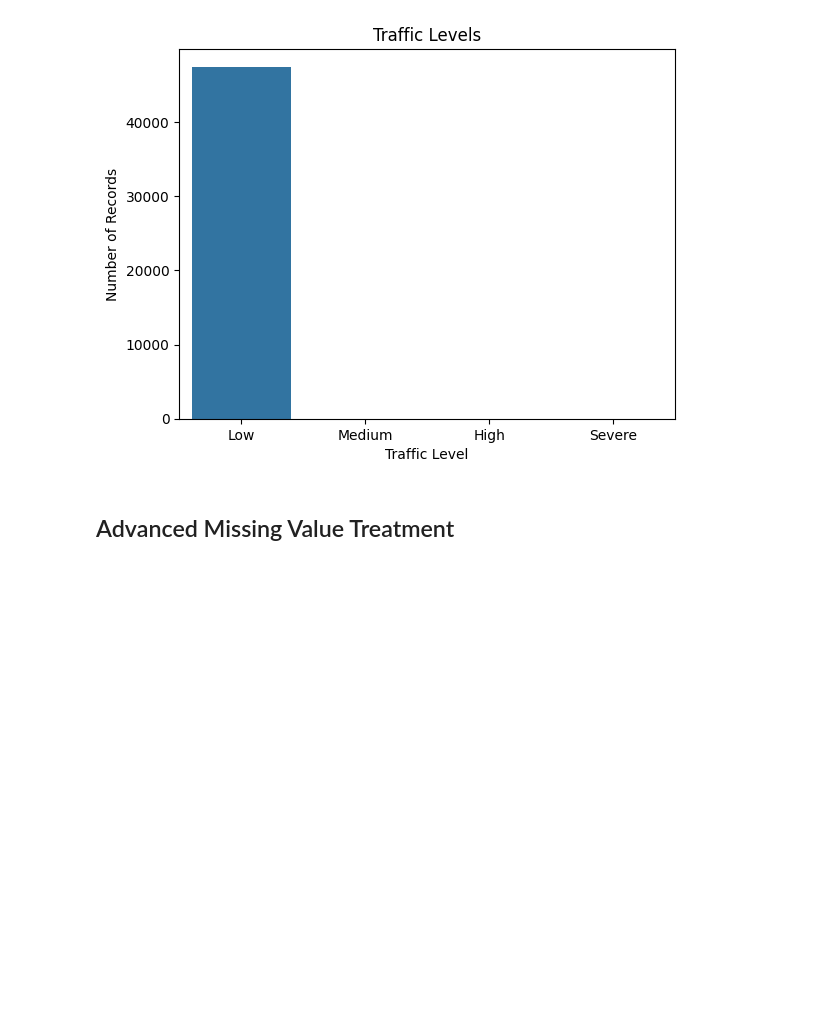
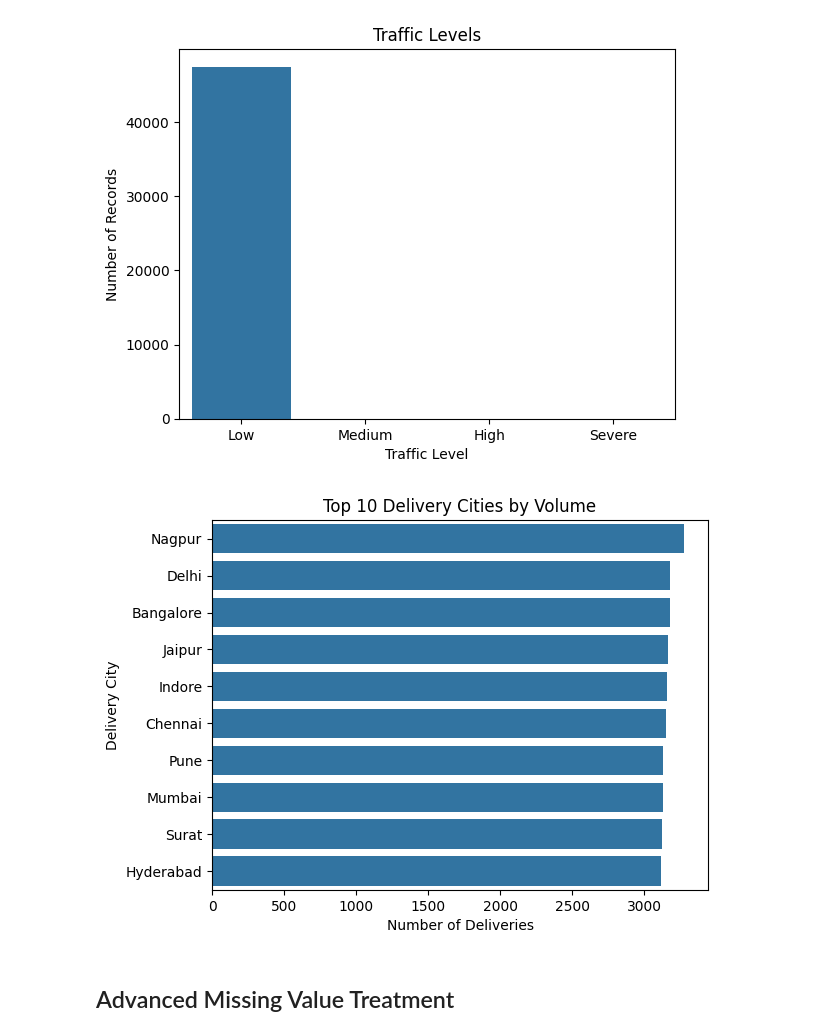
Before and after one commit to omvaja693-create/Amazon-s-Data-Preprocessing-Feature-Engineering, a Jupyter notebook: anazon_analysis.ipynb, the cells around one changed output. Drawn from its saved outputs; the diff is of its cells as text; code cells hidden in the pictures; blank space fills up the shorter version.

```diff
--- a/anazon_analysis.ipynb
+++ b/anazon_analysis.ipynb
@@ -294,6 +294,20 @@ plt.ylabel('Number of Records')
 plt.show()
 # %% [output]
 [figure]
+# %%
+top_10 = df['delivery_city'].value_counts().head(10)
+
+sns.barplot(
+    x=top_10.values,
+    y=top_10.index
+)
+
+plt.title('Top 10 Delivery Cities by Volume')
+plt.xlabel('Number of Deliveries')
+plt.ylabel('Delivery City')
+plt.show()
+# %% [output]
+[figure, added]
 # %% [markdown]
 ## Advanced Missing Value Treatment
 # %% [markdown]
```
